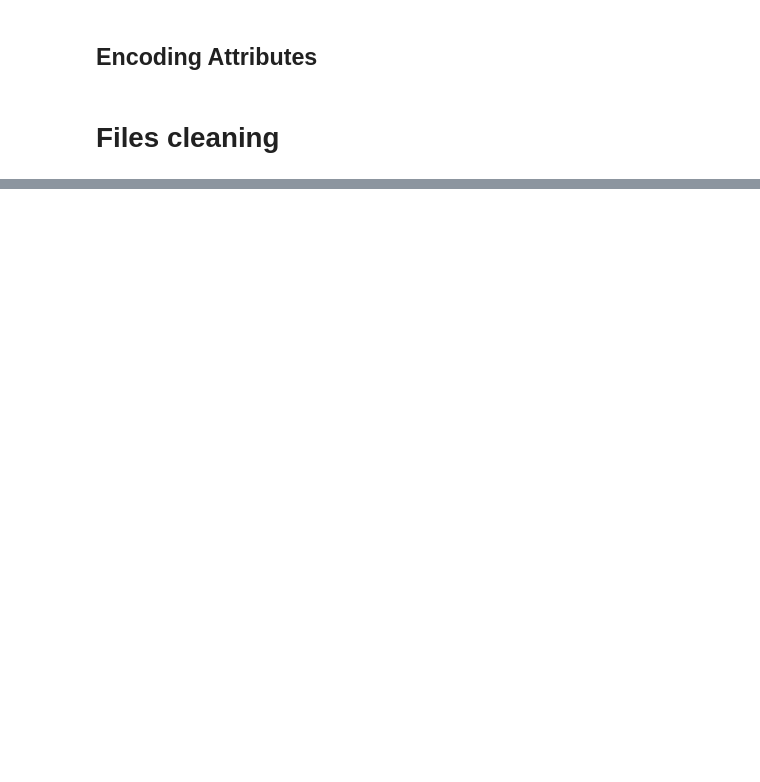
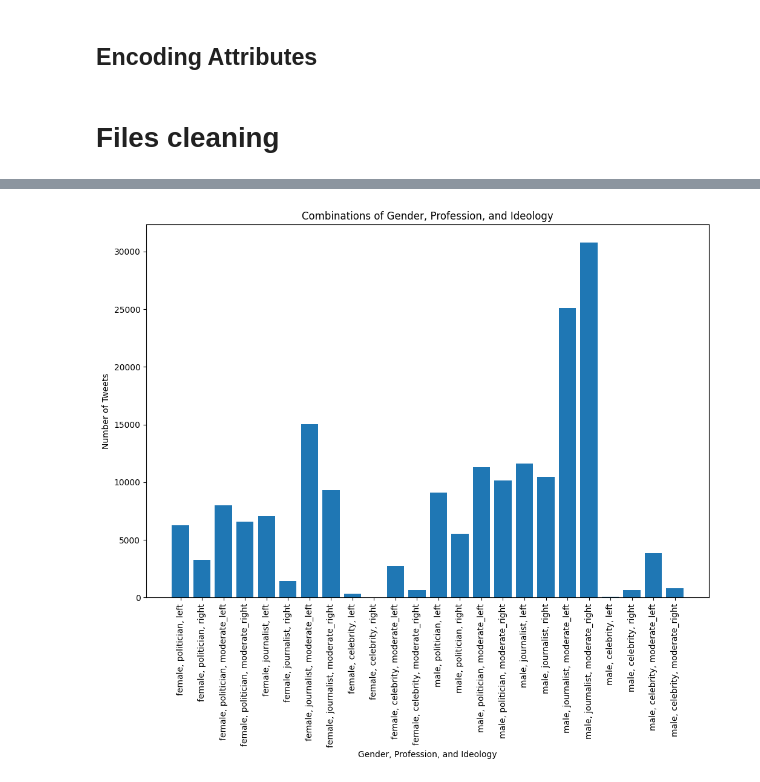
Before and after one commit to Abbywpy/IberLEF2023, a Jupyter notebook: preprocess.ipynb, the cells around one changed output, grey strips where cells are left out. Cells and saved outputs as stored; diff of their text form; code cells hidden in the pictures; blank space fills up the shorter version.

```diff
--- a/preprocess.ipynb
+++ b/preprocess.ipynb
@@ -135,0 +224,24 @@ male,celebrity,moderate_right 0
+# %%
+import matplotlib.pyplot as plt
+
+# Flatten the combinations array
+combinations_flat = combinations.flatten()
+
+# Create a list of labels for the x-axis
+labels = [f"{g}, {p}, {i}" for g in genders for p in professions for i in ideology_multiclasses]
+
+# Create a bar chart with the flattened combinations array and the labels
+fig, ax = plt.subplots(figsize=(12,8))
+ax.bar(labels, combinations_flat)
+
+# Set the x-tick labels to be rotated for better readability
+plt.xticks(rotation=90)
+
+# Set the title and axis labels
+plt.title("Combinations of Gender, Profession, and Ideology")
+plt.xlabel("Gender, Profession, and Ideology")
+plt.ylabel("Number of Tweets")
+
+plt.show()
+# %% [output]
+[figure, added]
```
Also changed, not shown: parts of 11 cells of this notebook, 16 other files.
